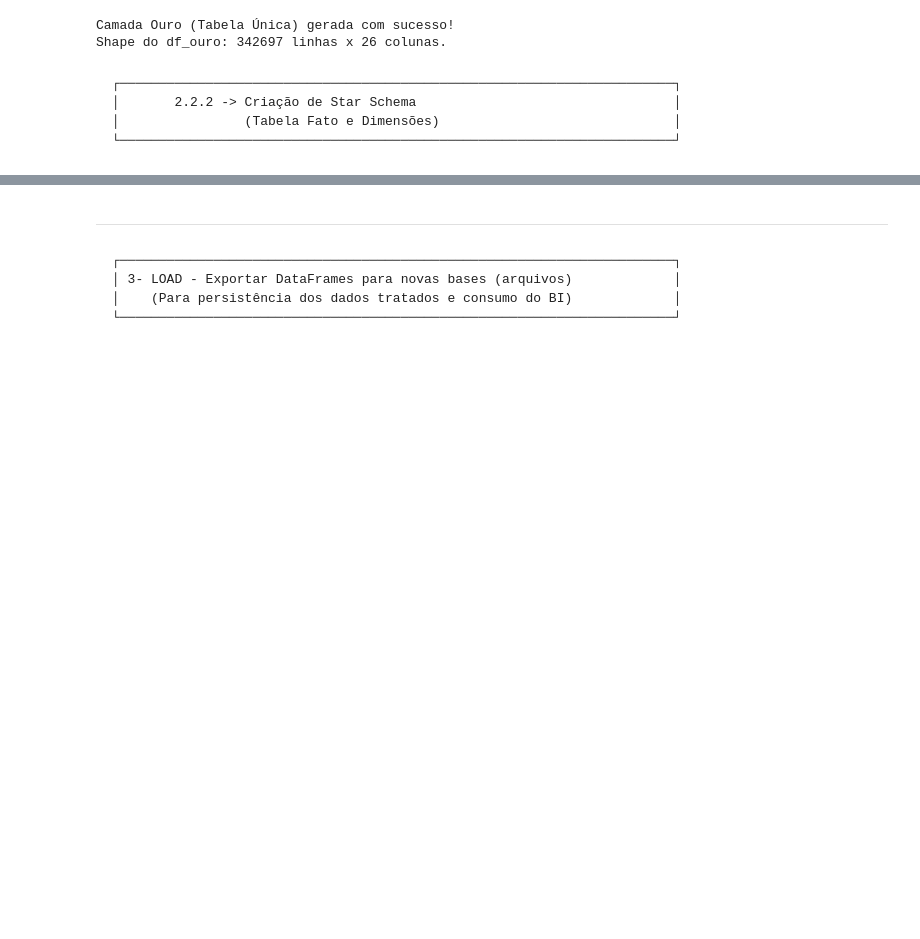
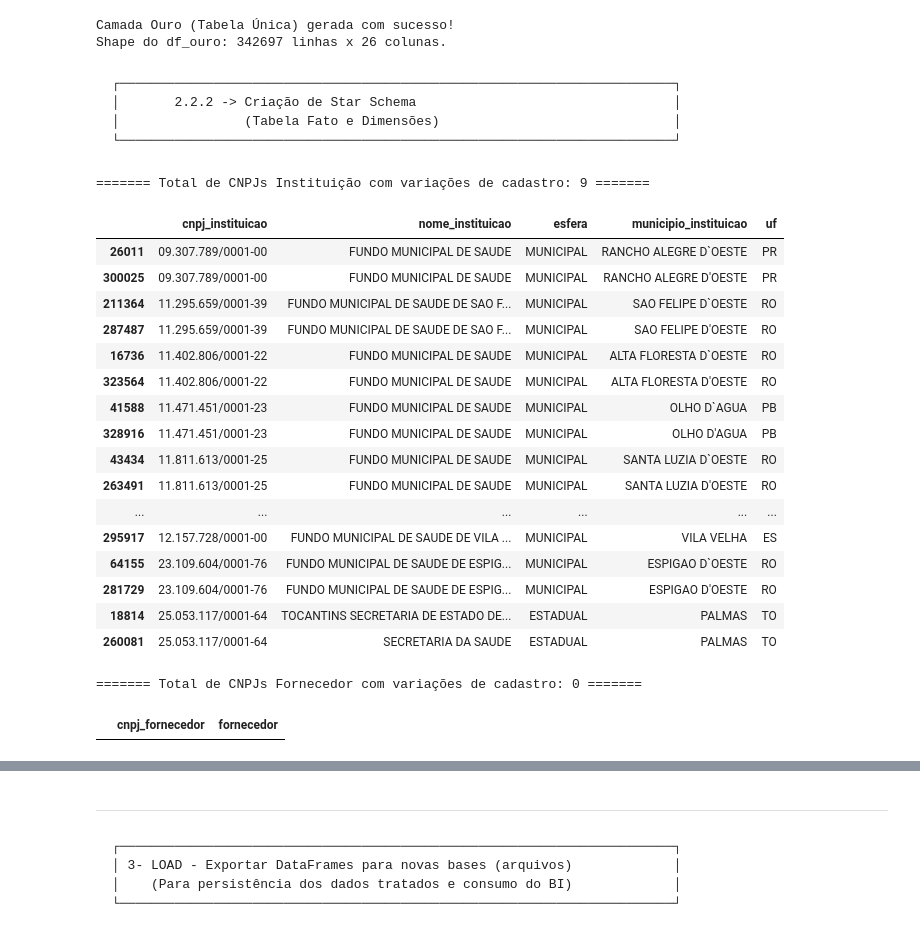
Before and after one commit to lf-vampre/sctec-datascience-mini-projeto-2, a Jupyter notebook: projeto_bps.ipynb, the cells around one changed output, grey strips where cells are left out. Cells and saved outputs as stored; diff of their text form; code cells hidden in the pictures; blank space fills up the shorter version.

````diff
--- a/projeto_bps.ipynb
+++ b/projeto_bps.ipynb
@@ -655,3 +663,73 @@ Shape do df_ouro: 342697 linhas x 26 colunas.
 │                (Tabela Fato e Dimensões)                              │
 └───────────────────────────────────────────────────────────────────────┘
 ```
+# %%
+###############################################################
+# AUDITORIA DE DUPLICIDADES EM INSTITUIÇÕES (CNPJ)
+###############################################################
+
+# Antes da criação da dim_instituição, verificar duplicidades
+col_audit = ['cnpj_instituicao', 'nome_instituicao', 'esfera', 'municipio_instituicao', 'uf']
+
+# Identificar CNPJs que aparecem em mais de uma combinação de atributos
+cnpjs_duplicados = (
+    df_ouro[col_audit]
+    .drop_duplicates()['cnpj_instituicao']
+    .value_counts()
+)
+cnpjs_duplicados = cnpjs_duplicados[cnpjs_duplicados > 1].index
+
+df_investigacao = (
+    df_ouro[df_ouro['cnpj_instituicao'].isin(cnpjs_duplicados)][col_audit]
+    .drop_duplicates()
+    .sort_values(by='cnpj_instituicao')
+)
+
+print(f"\n======= Total de CNPJs Instituição com variações de cadastro: {len(cnpjs_duplicados)} =======")
+display(df_investigacao)
+# %% [output]
+======= Total de CNPJs Instituição com variações de cadastro: 9 =======
+|  | cnpj_instituicao | nome_instituicao | esfera | municipio_instituicao | uf |
+| 26011 | 09.307.789/0001-00 | FUNDO MUNICIPAL DE SAUDE | MUNICIPAL | RANCHO ALEGRE D`OESTE | PR |
+| 300025 | 09.307.789/0001-00 | FUNDO MUNICIPAL DE SAUDE | MUNICIPAL | RANCHO ALEGRE D'OESTE | PR |
+| 211364 | 11.295.659/0001-39 | FUNDO MUNICIPAL DE SAUDE DE SAO F... | MUNICIPAL | SAO FELIPE D`OESTE | RO |
+| 287487 | 11.295.659/0001-39 | FUNDO MUNICIPAL DE SAUDE DE SAO F... | MUNICIPAL | SAO FELIPE D'OESTE | RO |
+| 16736 | 11.402.806/0001-22 | FUNDO MUNICIPAL DE SAUDE | MUNICIPAL | ALTA FLORESTA D`OESTE | RO |
+| 323564 | 11.402.806/0001-22 | FUNDO MUNICIPAL DE SAUDE | MUNICIPAL | ALTA FLORESTA D'OESTE | RO |
+| 41588 | 11.471.451/0001-23 | FUNDO MUNICIPAL DE SAUDE | MUNICIPAL | OLHO D`AGUA | PB |
+| 328916 | 11.471.451/0001-23 | FUNDO MUNICIPAL DE SAUDE | MUNICIPAL | OLHO D'AGUA | PB |
+| 43434 | 11.811.613/0001-25 | FUNDO MUNICIPAL DE SAUDE | MUNICIPAL | SANTA LUZIA D`OESTE | RO |
+| 263491 | 11.811.613/0001-25 | FUNDO MUNICIPAL DE SAUDE | MUNICIPAL | SANTA LUZIA D'OESTE | RO |
+| ... | ... | ... | ... | ... | ... |
+| 295917 | 12.157.728/0001-00 | FUNDO MUNICIPAL DE SAUDE DE VILA ... | MUNICIPAL | VILA VELHA | ES |
+| 64155 | 23.109.604/0001-76 | FUNDO MUNICIPAL DE SAUDE DE ESPIG... | MUNICIPAL | ESPIGAO D`OESTE | RO |
+| 281729 | 23.109.604/0001-76 | FUNDO MUNICIPAL DE SAUDE DE ESPIG... | MUNICIPAL | ESPIGAO D'OESTE | RO |
+| 18814 | 25.053.117/0001-64 | TOCANTINS SECRETARIA DE ESTADO DE... | ESTADUAL | PALMAS | TO |
+| 260081 | 25.053.117/0001-64 | SECRETARIA DA SAUDE | ESTADUAL | PALMAS | TO |
+# %%
+###############################################################
+# AUDITORIA DE DUPLICIDADES EM FORNECEDORES (CNPJ)
+###############################################################
+
+# Antes da criação da dim_fornecedor, verificar duplicidades
+col_audit = ['cnpj_fornecedor', 'fornecedor']
+
+# Identificar CNPJs que aparecem em mais de uma combinação de atributos
+cnpjs_duplicados = (
+    df_ouro[col_audit]
+    .drop_duplicates()['cnpj_fornecedor']
+    .value_counts()
+)
+cnpjs_duplicados = cnpjs_duplicados[cnpjs_duplicados > 1].index
+
+df_investigacao = (
+    df_ouro[df_ouro['cnpj_fornecedor'].isin(cnpjs_duplicados)][col_audit]
+    .drop_duplicates()
+    .sort_values(by='cnpj_fornecedor')
+)
+
+print(f"\n======= Total de CNPJs Fornecedor com variações de cadastro: {len(cnpjs_duplicados)} =======")
+display(df_investigacao)
+# %% [output]
+======= Total de CNPJs Fornecedor com variações de cadastro: 0 =======
+|  | cnpj_fornecedor | fornecedor |
````
Also changed, not shown: parts of 10 cells of this notebook, 34 other files.
